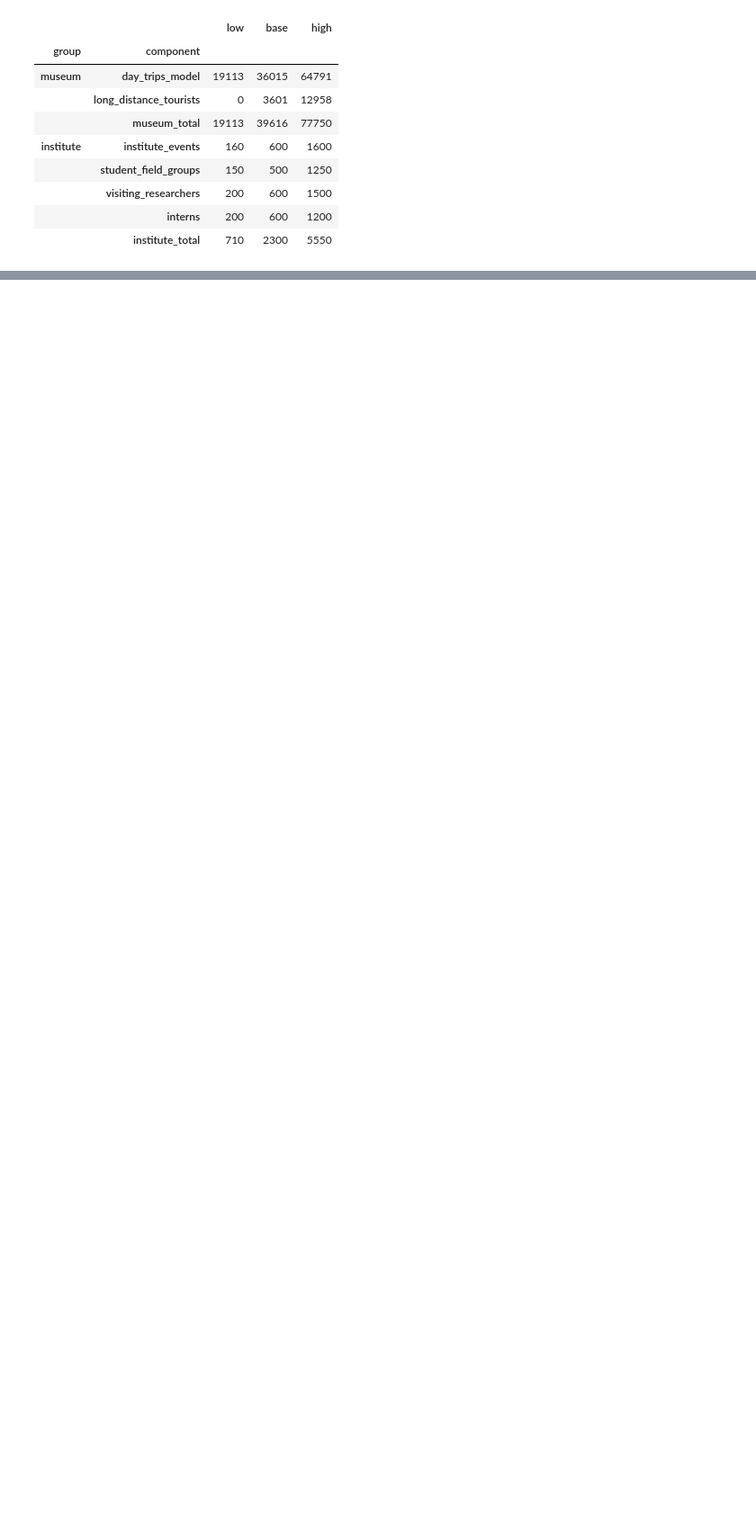
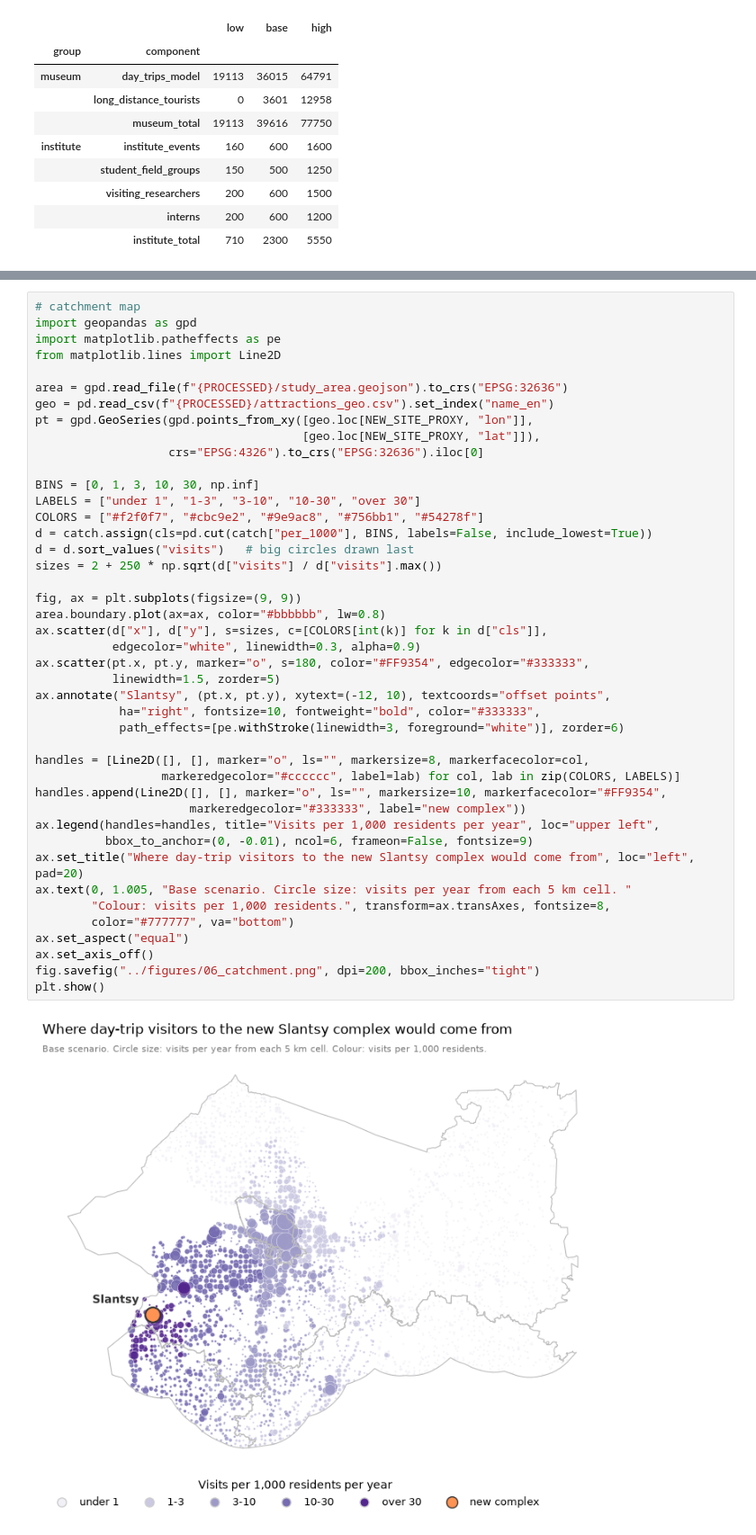
Before and after one commit to evelina-kalugina/klint-visitor-demand-model, a Jupyter notebook: notebooks/06_slantsy_scenarios.ipynb, the cells around one changed output, grey strips where cells are left out. Shown at 90% size. Drawn from its saved outputs; the diff is of its cells as text; blank space fills up the shorter version.

Commit message:
05, 06: purple palette, orange Slantsy marker

```diff
--- a/notebooks/06_slantsy_scenarios.ipynb
+++ b/notebooks/06_slantsy_scenarios.ipynb
@@ -189,0 +231,45 @@ out
+# %%
+# catchment map
+import geopandas as gpd
+import matplotlib.patheffects as pe
+from matplotlib.lines import Line2D
+
+area = gpd.read_file(f"{PROCESSED}/study_area.geojson").to_crs("EPSG:32636")
+geo = pd.read_csv(f"{PROCESSED}/attractions_geo.csv").set_index("name_en")
+pt = gpd.GeoSeries(gpd.points_from_xy([geo.loc[NEW_SITE_PROXY, "lon"]],
+                                      [geo.loc[NEW_SITE_PROXY, "lat"]]),
+                   crs="EPSG:4326").to_crs("EPSG:32636").iloc[0]
+
+BINS = [0, 1, 3, 10, 30, np.inf]
+LABELS = ["under 1", "1-3", "3-10", "10-30", "over 30"]
+COLORS = ["#f2f0f7", "#cbc9e2", "#9e9ac8", "#756bb1", "#54278f"]
+d = catch.assign(cls=pd.cut(catch["per_1000"], BINS, labels=False, include_lowest=True))
+d = d.sort_values("visits")   # big circles drawn last
+sizes = 2 + 250 * np.sqrt(d["visits"] / d["visits"].max())
+
+fig, ax = plt.subplots(figsize=(9, 9))
+area.boundary.plot(ax=ax, color="#bbbbbb", lw=0.8)
+ax.scatter(d["x"], d["y"], s=sizes, c=[COLORS[int(k)] for k in d["cls"]],
+           edgecolor="white", linewidth=0.3, alpha=0.9)
+ax.scatter(pt.x, pt.y, marker="o", s=180, color="#FF9354", edgecolor="#333333",
+           linewidth=1.5, zorder=5)
+ax.annotate("Slantsy", (pt.x, pt.y), xytext=(-12, 10), textcoords="offset points",
+            ha="right", fontsize=10, fontweight="bold", color="#333333",
+            path_effects=[pe.withStroke(linewidth=3, foreground="white")], zorder=6)
+
+handles = [Line2D([], [], marker="o", ls="", markersize=8, markerfacecolor=col,
+                  markeredgecolor="#cccccc", label=lab) for col, lab in zip(COLORS, LABELS)]
+handles.append(Line2D([], [], marker="o", ls="", markersize=10, markerfacecolor="#FF9354",
+                      markeredgecolor="#333333", label="new complex"))
+ax.legend(handles=handles, title="Visits per 1,000 residents per year", loc="upper left",
+          bbox_to_anchor=(0, -0.01), ncol=6, frameon=False, fontsize=9)
+ax.set_title("Where day-trip visitors to the new Slantsy complex would come from", loc="left", pad=20)
+ax.text(0, 1.005, "Base scenario. Circle size: visits per year from each 5 km cell. "
+        "Colour: visits per 1,000 residents.", transform=ax.transAxes, fontsize=8,
+        color="#777777", va="bottom")
+ax.set_aspect("equal")
+ax.set_axis_off()
+fig.savefig("../figures/06_catchment.png", dpi=200, bbox_inches="tight")
+plt.show()
+# %% [output]
+[figure, added]
```
Also changed, not shown: parts of 3 cells of this notebook, 7 other files.
